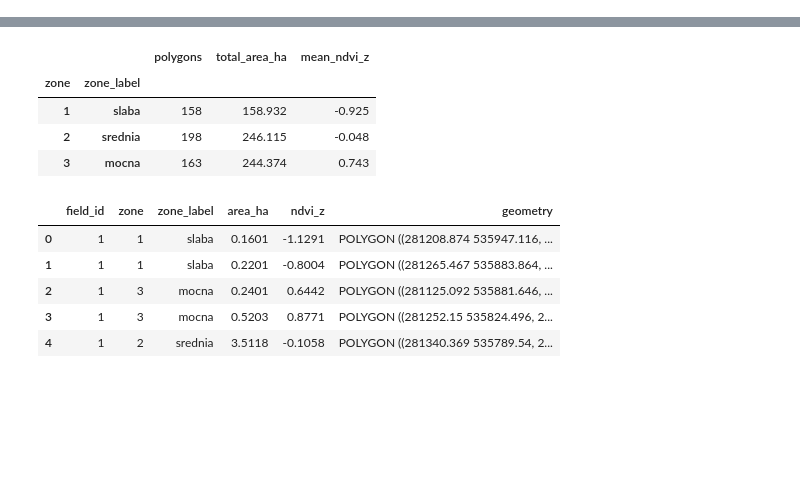
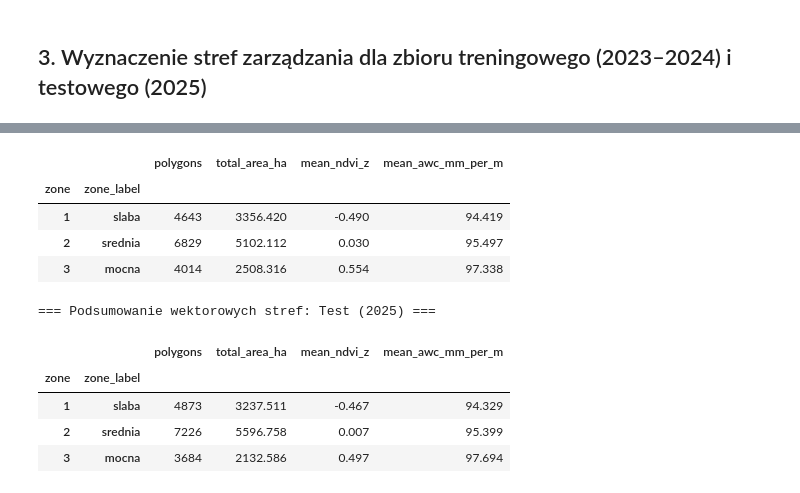
Before and after one commit to Bayer-Group/field-under-pressure-materials, a Jupyter notebook: firtilization_cluster_learning.ipynb, the cells around one changed output, grey strips where cells are left out. Cells and saved outputs as stored; diff of their text form; code cells hidden in the pictures; blank space fills up the shorter version.

Commit message:
feat: cluster learning notebook

```diff
--- a/firtilization_cluster_learning.ipynb
+++ b/firtilization_cluster_learning.ipynb
@@ -52,24 +157,44 @@ model_training = train_kmeans_model(
+# %% [markdown]
+## 3. Wyznaczenie stref zarządzania dla zbioru treningowego (2023–2024) i testowego (2025)
 # %%
-zones_gdf = process_fields_ndvi_kmeans(
+train_zones_gdf = process_fields_ndvi_kmeans(
     boundary_file=BOUNDARY_FILE,
-    ndvi_dir=NDVI_DIR,
-    out_dir=OUT_DIR,
+    ndvi_dir=TRAIN_NDVI_DIR,
+    out_dir=TRAIN_OUT_DIR,
     model_path=MODEL_PATH,
-    n_clusters=N_CLUSTERS,
+    load_model=True,
+    soil_source=SOIL_SOURCE,
     inner_buffer_m=10.0,
     min_area_ha=3.0,
     min_zone_area_ha=0.15,
     apply_majority_filter=True,
+    save_rasters=False,
 )
 
-display(
-    zones_gdf.groupby(["zone", "zone_label"])
-    .agg(
-        polygons=("area_ha", "count"),
-        total_area_ha=("area_ha", "sum"),
-        mean_ndvi_z=("ndvi_z", "mean"),
+test_zones_gdf = process_fields_ndvi_kmeans(
+    boundary_file=BOUNDARY_FILE,
+    ndvi_dir=TEST_NDVI_DIR,
+    out_dir=TEST_OUT_DIR,
+    model_path=MODEL_PATH,
+    load_model=True,
+    soil_source=SOIL_SOURCE,
+    inner_buffer_m=10.0,
+    min_area_ha=3.0,
+    min_zone_area_ha=0.15,
+    apply_majority_filter=True,
+    save_rasters=False,
+)
+
+for title, gdf_res in [("Train (2023-2024)", train_zones_gdf), ("Test (2025)", test_zones_gdf)]:
+    print(f"\n=== Podsumowanie wektorowych stref: {title} ===")
+    display(
+        gdf_res.groupby(["zone", "zone_label"])
+        .agg(
+            polygons=("area_ha", "count"),
+            total_area_ha=("area_ha", "sum"),
+            mean_ndvi_z=("ndvi_z", "mean"),
+            mean_awc_mm_per_m=("awc_mm_per_m", "mean"),
+        )
+        .round(3)
     )
-    .round(3)
-)
-zones_gdf.head()
 # %% [output]
@@ -76,11 +218,11 @@ zones_gdf.head()
-|  |  | polygons | total_area_ha | mean_ndvi_z |
-| zone | zone_label |  |  |  |
-| 1 | slaba | 158 | 158.932 | -0.925 |
-| 2 | srednia | 198 | 246.115 | -0.048 |
-| 3 | mocna | 163 | 244.374 | 0.743 |
+|  |  | polygons | total_area_ha | mean_ndvi_z | mean_awc_mm_per_m |
+| zone | zone_label |  |  |  |  |
+| 1 | slaba | 4643 | 3356.420 | -0.490 | 94.419 |
+| 2 | srednia | 6829 | 5102.112 | 0.030 | 95.497 |
+| 3 | mocna | 4014 | 2508.316 | 0.554 | 97.338 |
+=== Podsumowanie wektorowych stref: Test (2025) ===
-|  | field_id | zone | zone_label | area_ha | ndvi_z | geometry |
-| 0 | 1 | 1 | slaba | 0.1601 | -1.1291 | POLYGON ((281208.874 535947.116, ... |
-| 1 | 1 | 1 | slaba | 0.2201 | -0.8004 | POLYGON ((281265.467 535883.864, ... |
-| 2 | 1 | 3 | mocna | 0.2401 | 0.6442 | POLYGON ((281125.092 535881.646, ... |
-| 3 | 1 | 3 | mocna | 0.5203 | 0.8771 | POLYGON ((281252.15 535824.496, 2... |
-| 4 | 1 | 2 | srednia | 3.5118 | -0.1058 | POLYGON ((281340.369 535789.54, 2... |
+|  |  | polygons | total_area_ha | mean_ndvi_z | mean_awc_mm_per_m |
+| zone | zone_label |  |  |  |  |
+| 1 | slaba | 4873 | 3237.511 | -0.467 | 94.329 |
+| 2 | srednia | 7226 | 5596.758 | 0.007 | 95.399 |
+| 3 | mocna | 3684 | 2132.586 | 0.497 | 97.694 |
```
Also changed, not shown: parts of 12 cells of this notebook, 4 other files.
